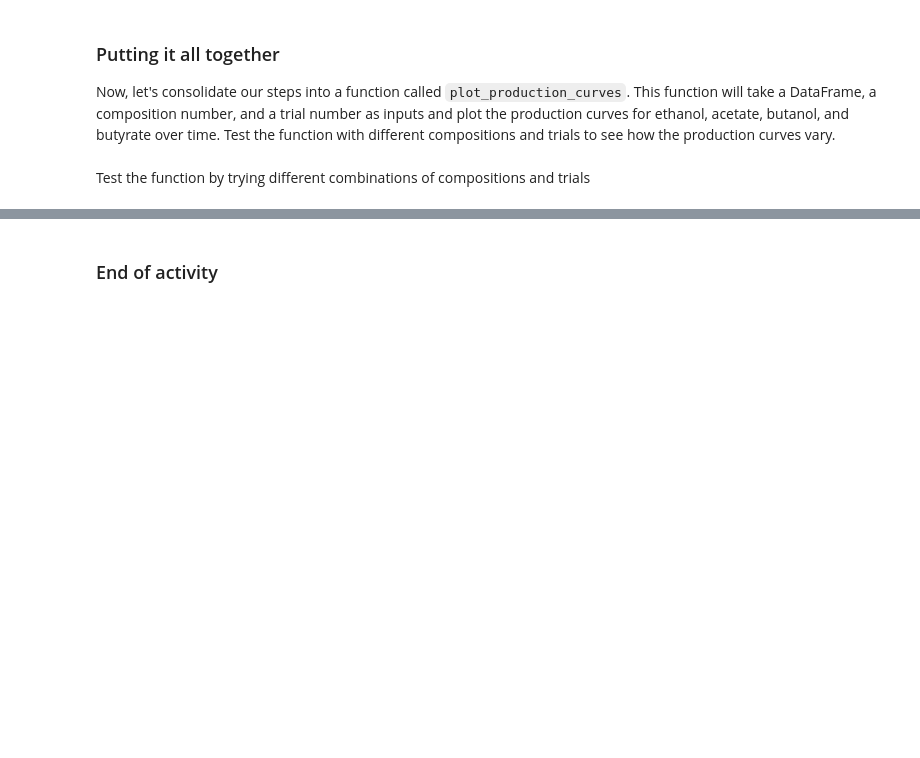
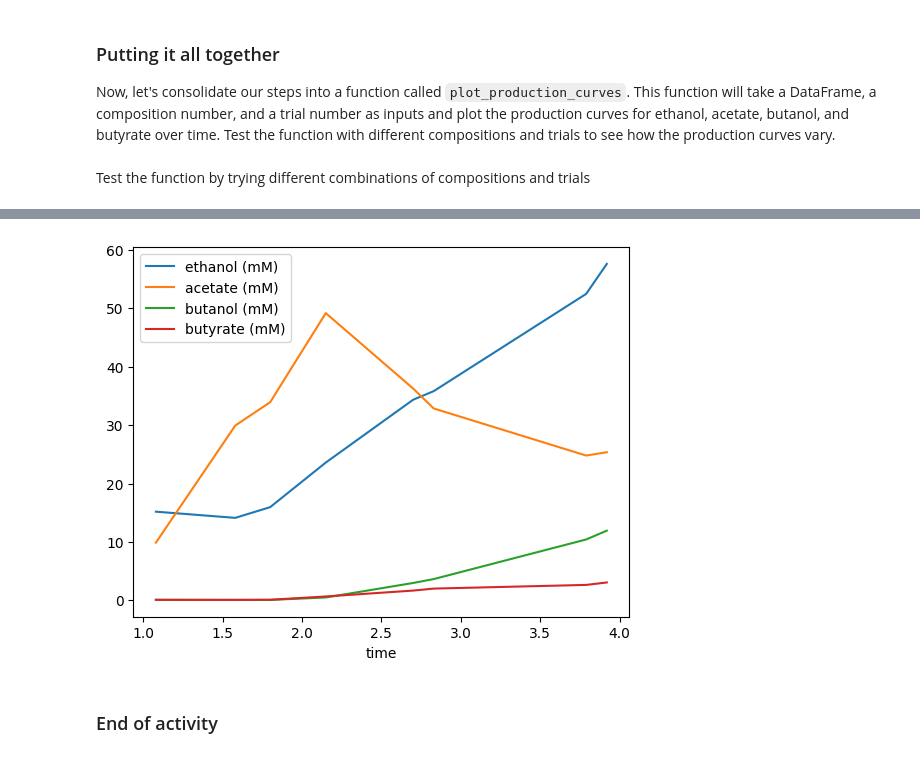
Before and after one commit to UH-MBBE/lecture-6-introduction-to-pandas-continued-garrettroell2, a Jupyter notebook: L6_Activity.ipynb, the cells around one changed output, grey strips where cells are left out. Cells and saved outputs as stored; diff of their text form; code cells hidden in the pictures; blank space fills up the shorter version.

```diff
--- a/L6_Activity.ipynb
+++ b/L6_Activity.ipynb
@@ -40,4 +108,7 @@ Test the function by trying different combinations of compositions and trials
 # %%
 # plot the production curve for composition 5 trial 2
+plot_production_curves(syngas_df, 4, 2)
+# %% [output]
+[figure, added]
 # %% [markdown]
 ### End of activity
```
Also changed, not shown: parts of 9 cells of this notebook.
